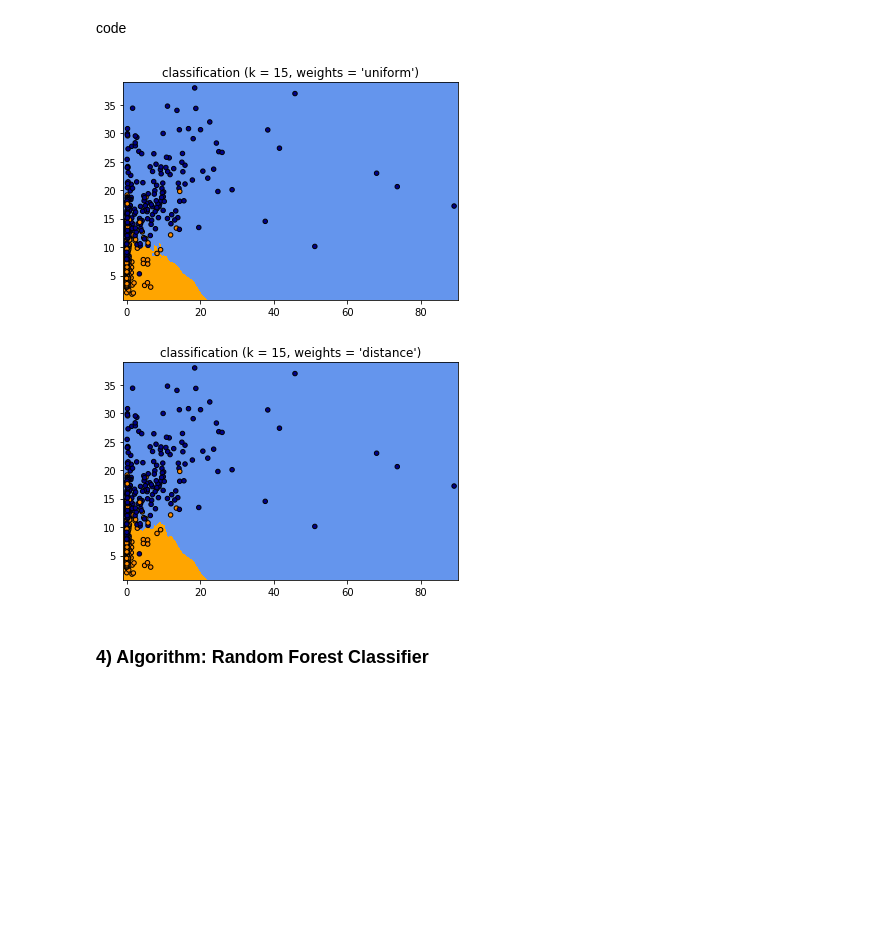
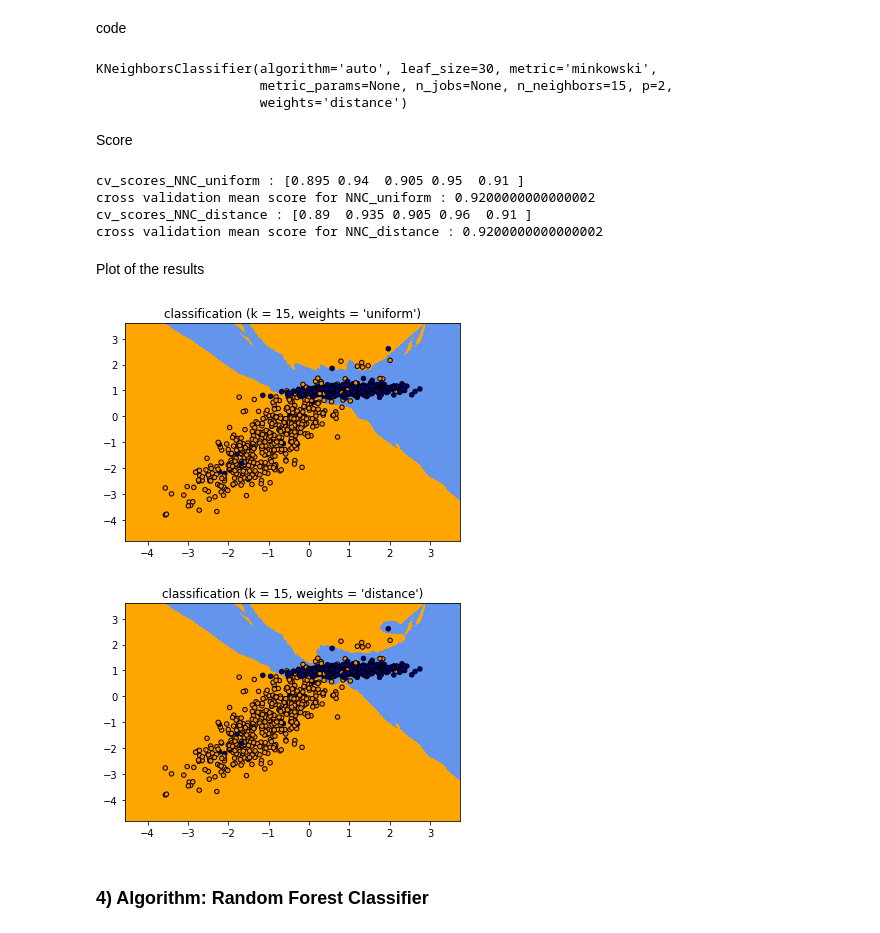
Before and after one commit to sofros/SFML_INFO_F422, a Jupyter notebook: Classification_Notebook.ipynb, the cells around one changed output. Saved outputs shown, nothing was run; the diff lists cells and outputs as text; code cells hidden in the pictures; blank space fills up the shorter version.

```diff
--- a/Classification_Notebook.ipynb
+++ b/Classification_Notebook.ipynb
@@ -68,7 +85,7 @@ code
 # %%
 from sklearn.naive_bayes import GaussianNB
 
-model = GaussianNB()
-model.fit(x_train, y_train)
+GNB = GaussianNB()
+GNB.fit(x_train, y_train)
 # %% [output]
 GaussianNB(priors=None, var_smoothing=1e-09)
@@ -105,8 +139,8 @@ code
 # %%
 from sklearn import svm
 
-model = svm.NuSVC(gamma='auto')
-model.fit(x_train, y_train)
+NuSVC = svm.NuSVC(gamma='auto')
+NuSVC.fit(x_train, y_train)
 # %% [output]
 NuSVC(break_ties=False, cache_size=200, class_weight=None, coef0=0.0,
       decision_function_shape='ovr', degree=3, gamma='auto', kernel='rbf',
@@ -123,7 +174,7 @@ cmap_bold = ListedColormap(['darkorange', 'c', 'darkblue'])
 x_min, x_max = X[:, 0].min() - 1, X[:, 0].max() + 1
 y_min, y_max = X[:, 1].min() - 1, X[:, 1].max() + 1
 xx, yy = np.meshgrid(np.arange(x_min, x_max, 0.02),np.arange(y_min, y_max, 0.02))
-Z = model.predict(np.c_[xx.ravel(), yy.ravel()])
+Z = NuSVC.predict(np.c_[xx.ravel(), yy.ravel()])
 
 # Put the result into a color plot
 Z = Z.reshape(xx.shape)
@@ -134,8 +185,7 @@ plt.pcolormesh(xx, yy, Z, cmap=cmap_light)
 plt.scatter(X[:, 0], X[:, 1], c=Y, cmap=cmap_bold,edgecolor='k', s=20)
 # plt.xlim(xx.min(), xx.max())
 # plt.ylim(yy.min(), yy.max())
-plt.xlim(0, 20)
-plt.ylim(0, 20)
+
 
 plt.show()
 # %% [output]
@@ -144,6 +194,49 @@ plt.show()
 ### 3) Algorithm: Nearest Neighbors Classification
 # %% [markdown]
 code
+# %%
+from sklearn import neighbors
+
+
+n_neighbors = 15
+h = .02  # step size in the mesh
+
+NNC_uniform = neighbors.KNeighborsClassifier(n_neighbors, weights= 'uniform')
+NNC_distance = neighbors.KNeighborsClassifier(n_neighbors, weights= 'distance')
+
+NNC_uniform.fit(x_train, y_train)
+NNC_distance.fit(x_train, y_train)
+# %% [output]
+KNeighborsClassifier(algorithm='auto', leaf_size=30, metric='minkowski',
+                     metric_params=None, n_jobs=None, n_neighbors=15, p=2,
+                     weights='distance')
+# %% [markdown]
+Score
+# %%
+#Computation of E in and E out
+E_in_NNC_uniform = NNC_uniform.score(x_train, y_train)
+E_out_NNC_uniform = NNC_uniform.score(x_test, y_test)
+
+E_in_NNC_distance = NNC_distance.score(x_train, y_train)
+E_out_NNC_distance = NNC_distance.score(x_test, y_test)
+
+#cross validation of the model with cv = 5
+from sklearn.model_selection import cross_val_score
+cv_scores_NNC_uniform = cross_val_score(NNC_uniform, X, Y, cv=5)
+cv_scores_NNC_distance = cross_val_score(NNC_distance, X, Y, cv=5)
+
+#print the cross validation score and average
+print("cv_scores_NNC_uniform :",cv_scores_NNC_uniform)
+print("cross validation mean score for NNC_uniform :",np.mean(cv_scores_NNC_uniform))
+print("cv_scores_NNC_distance :",cv_scores_NNC_distance)
+print("cross validation mean score for NNC_distance :",np.mean(cv_scores_NNC_distance))
+# %% [output]
+cv_scores_NNC_uniform : [0.895 0.94  0.905 0.95  0.91 ]
+cross validation mean score for NNC_uniform : 0.9200000000000002
+cv_scores_NNC_distance : [0.89  0.935 0.905 0.96  0.91 ]
+cross validation mean score for NNC_distance : 0.9200000000000002
+# %% [markdown]
+Plot of the results
 # %%
 from sklearn import neighbors
 
@@ -155,37 +248,35 @@ h = .02  # step size in the mesh
 
 # Create color maps
 cmap_light = ListedColormap(['orange', 'cyan', 'cornflowerblue'])
 cmap_bold = ListedColormap(['darkorange', 'c', 'darkblue'])
 
 for weights in ['uniform', 'distance']:
     # we create an instance of Neighbours Classifier and fit the data.
     clf = neighbors.KNeighborsClassifier(n_neighbors, weights=weights)
     clf.fit(x_train, y_train)
 
     # Plot the decision boundary. For that, we will assign a color to each
     # point in the mesh [x_min, x_max]x[y_min, y_max].
     x_min, x_max = X[:, 0].min() - 1, X[:, 0].max() + 1
     y_min, y_max = X[:, 1].min() - 1, X[:, 1].max() + 1
     xx, yy = np.meshgrid(np.arange(x_min, x_max, h),np.arange(y_min, y_max, h))
     Z = clf.predict(np.c_[xx.ravel(), yy.ravel()])
 
     # Put the result into a color plot
     Z = Z.reshape(xx.shape)
     plt.figure()
     plt.pcolormesh(xx, yy, Z, cmap=cmap_light)
 
     # Plot also the training points
     plt.scatter(X[:, 0], X[:, 1], c=Y, cmap=cmap_bold,
                 edgecolor='k', s=20)
-    plt.xlim(xx.min(), xx.max())
-    plt.ylim(yy.min(), yy.max())
     plt.title("classification (k = %i, weights = '%s')"
               % (n_neighbors, weights))
 
 plt.show()
 # %% [output]
-[figure, old version]
+[figure, new version]
-[figure, old version]
+[figure, new version]
 # %% [markdown]
 ### 4) Algorithm: Random Forest Classifier
 # %% [markdown]
```
Also changed, not shown: parts of 19 cells of this notebook.
